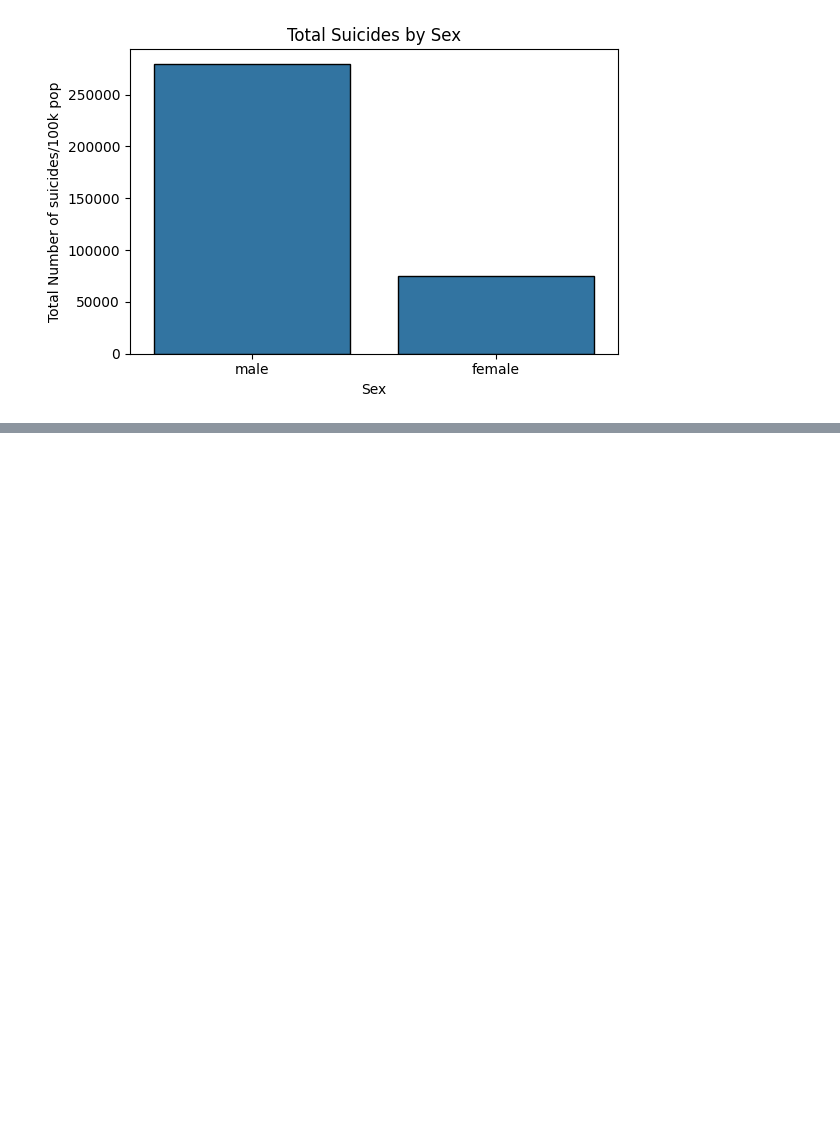
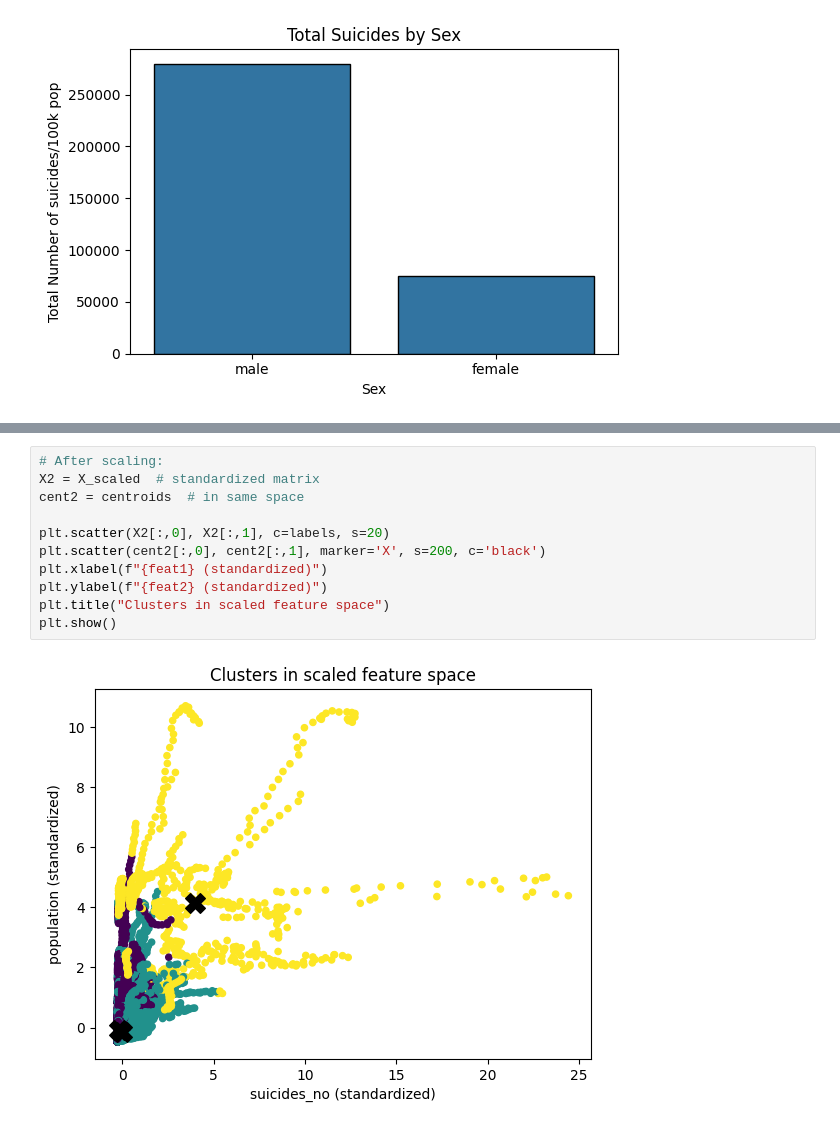
Before and after one commit to LukasRonberg/BIExam, a Jupyter notebook: suicide.ipynb, the cells around one changed output, grey strips where cells are left out. Drawn from its saved outputs; the diff is of its cells as text; blank space fills up the shorter version.

```diff
--- a/suicide.ipynb
+++ b/suicide.ipynb
@@ -331,0 +389,13 @@ print("hej")
+# %%
+# After scaling:
+X2 = X_scaled  # standardized matrix
+cent2 = centroids  # in same space
+
+plt.scatter(X2[:,0], X2[:,1], c=labels, s=20)
+plt.scatter(cent2[:,0], cent2[:,1], marker='X', s=200, c='black')
+plt.xlabel(f"{feat1} (standardized)")
+plt.ylabel(f"{feat2} (standardized)")
+plt.title("Clusters in scaled feature space")
+plt.show()
+# %% [output]
+[figure, added]
```
Also changed, not shown: parts of 24 cells of this notebook.
